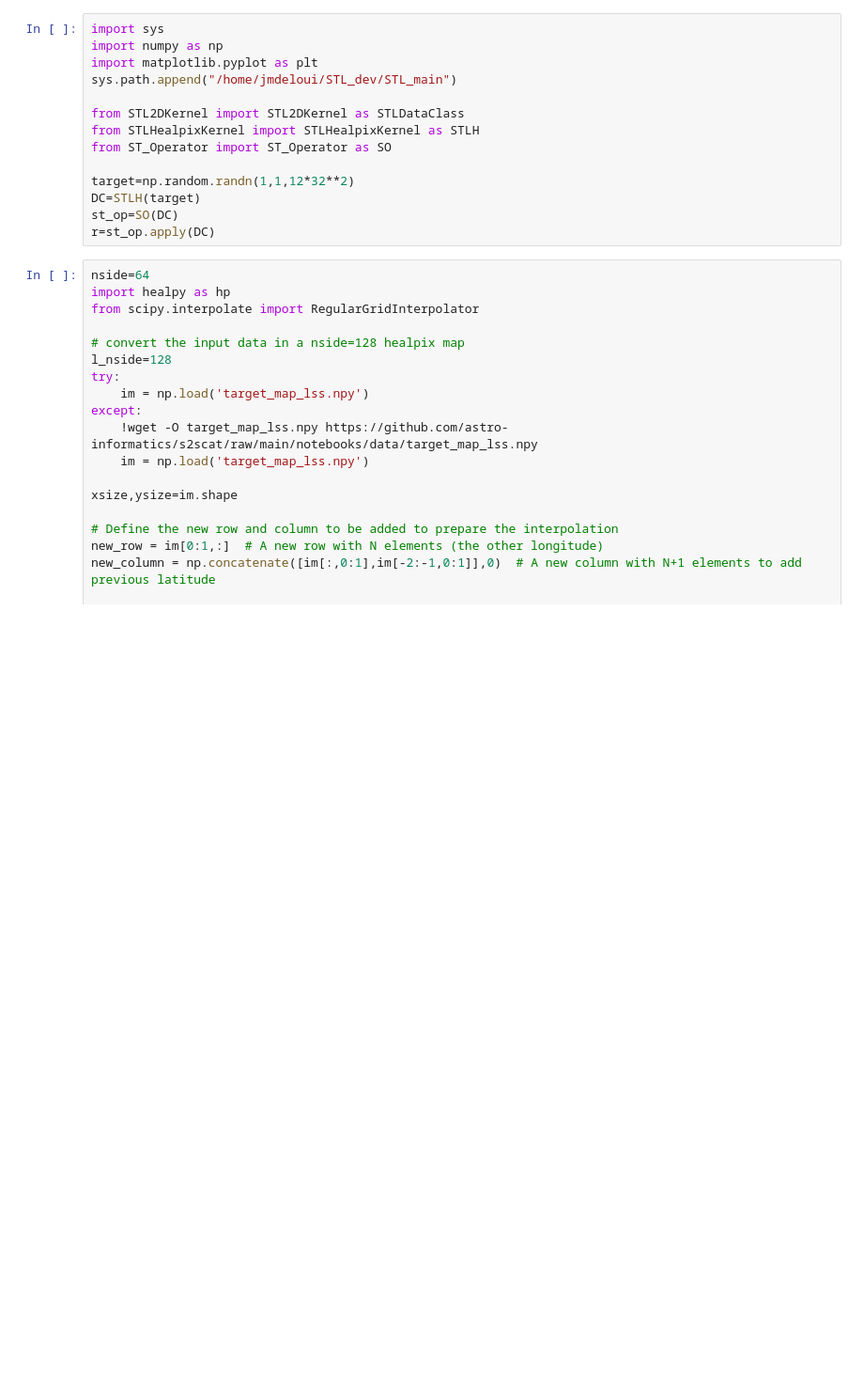
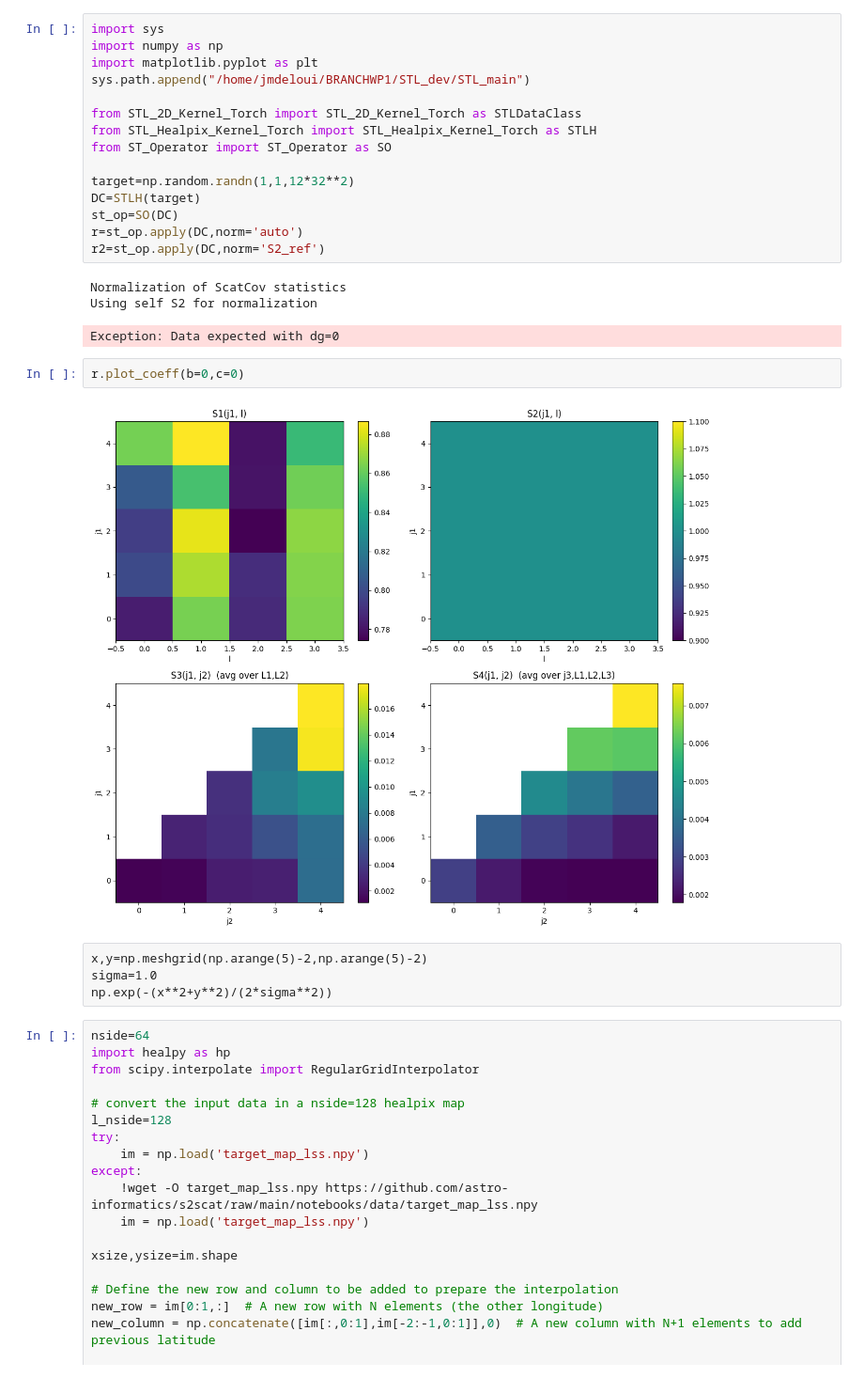
Before and after one commit to Eralys/STL_dev, a Jupyter notebook: STL_main/Planar2Dtest/unit_test.ipynb, the cells around one changed output. Shown at 94% size. Drawn from its saved outputs; the diff is of its cells as text; blank space fills up the shorter version.

```diff
--- a/STL_main/Planar2Dtest/unit_test.ipynb
+++ b/STL_main/Planar2Dtest/unit_test.ipynb
@@ -2,16 +2,29 @@
 import sys
 import numpy as np
 import matplotlib.pyplot as plt
-sys.path.append("/home/jmdeloui/STL_dev/STL_main")
+sys.path.append("/home/jmdeloui/BRANCHWP1/STL_dev/STL_main")
 
-from STL2DKernel import STL2DKernel as STLDataClass
-from STLHealpixKernel import STLHealpixKernel as STLH
+from STL_2D_Kernel_Torch import STL_2D_Kernel_Torch as STLDataClass
+from STL_Healpix_Kernel_Torch import STL_Healpix_Kernel_Torch as STLH
 from ST_Operator import ST_Operator as SO
 
 target=np.random.randn(1,1,12*32**2)
 DC=STLH(target)
 st_op=SO(DC)
-r=st_op.apply(DC)
+r=st_op.apply(DC,norm='auto')
+r2=st_op.apply(DC,norm='S2_ref')
+# %% [output]
+Normalization of ScatCov statistics
+Using self S2 for normalization
+Exception: Data expected with dg=0
+# %%
+r.plot_coeff(b=0,c=0)
+# %% [output]
+[figure, added]
+# %% [raw]
+x,y=np.meshgrid(np.arange(5)-2,np.arange(5)-2)
+sigma=1.0
+np.exp(-(x**2+y**2)/(2*sigma**2))
 # %%
 nside=64
 import healpy as hp
```
Also changed, not shown: parts of 7 cells of this notebook.
